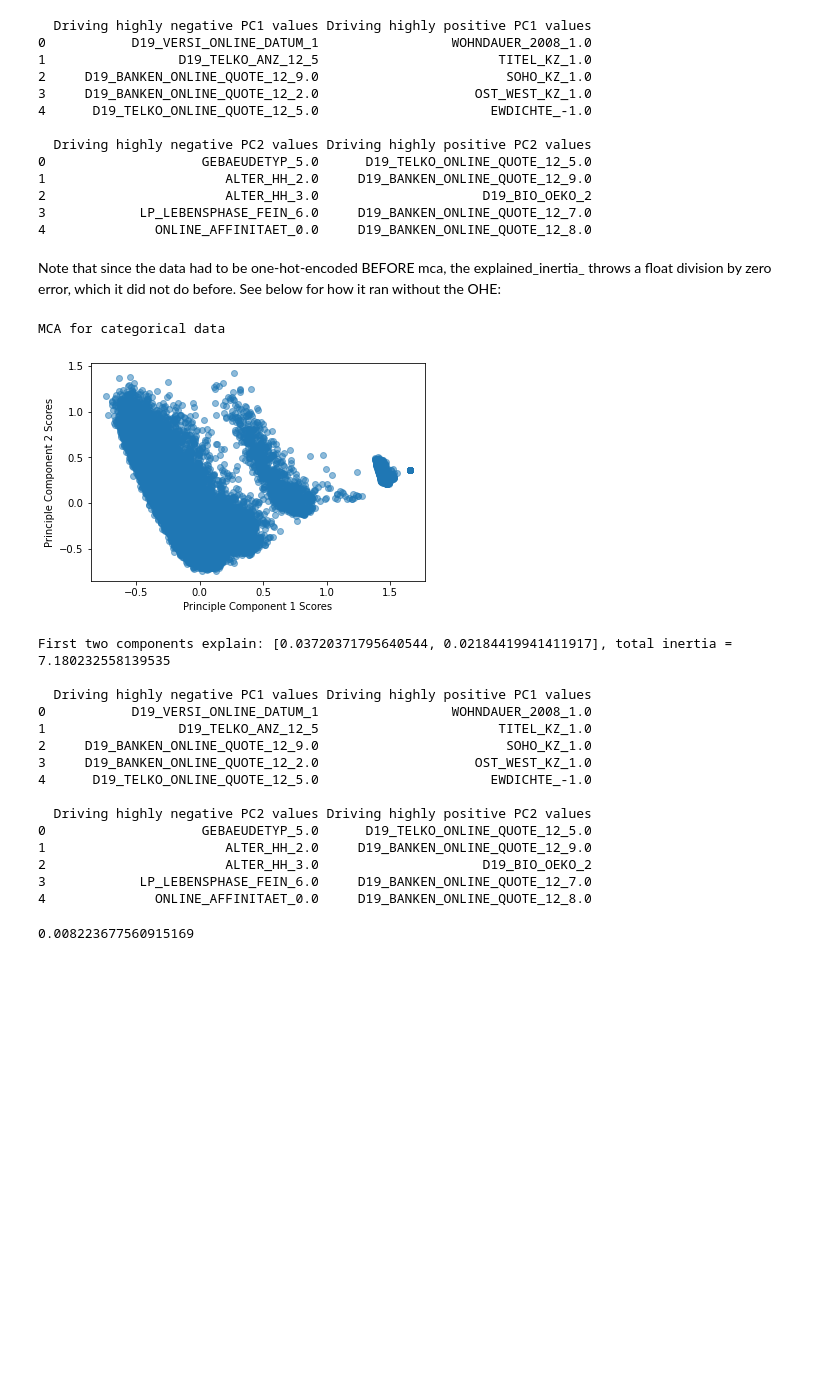
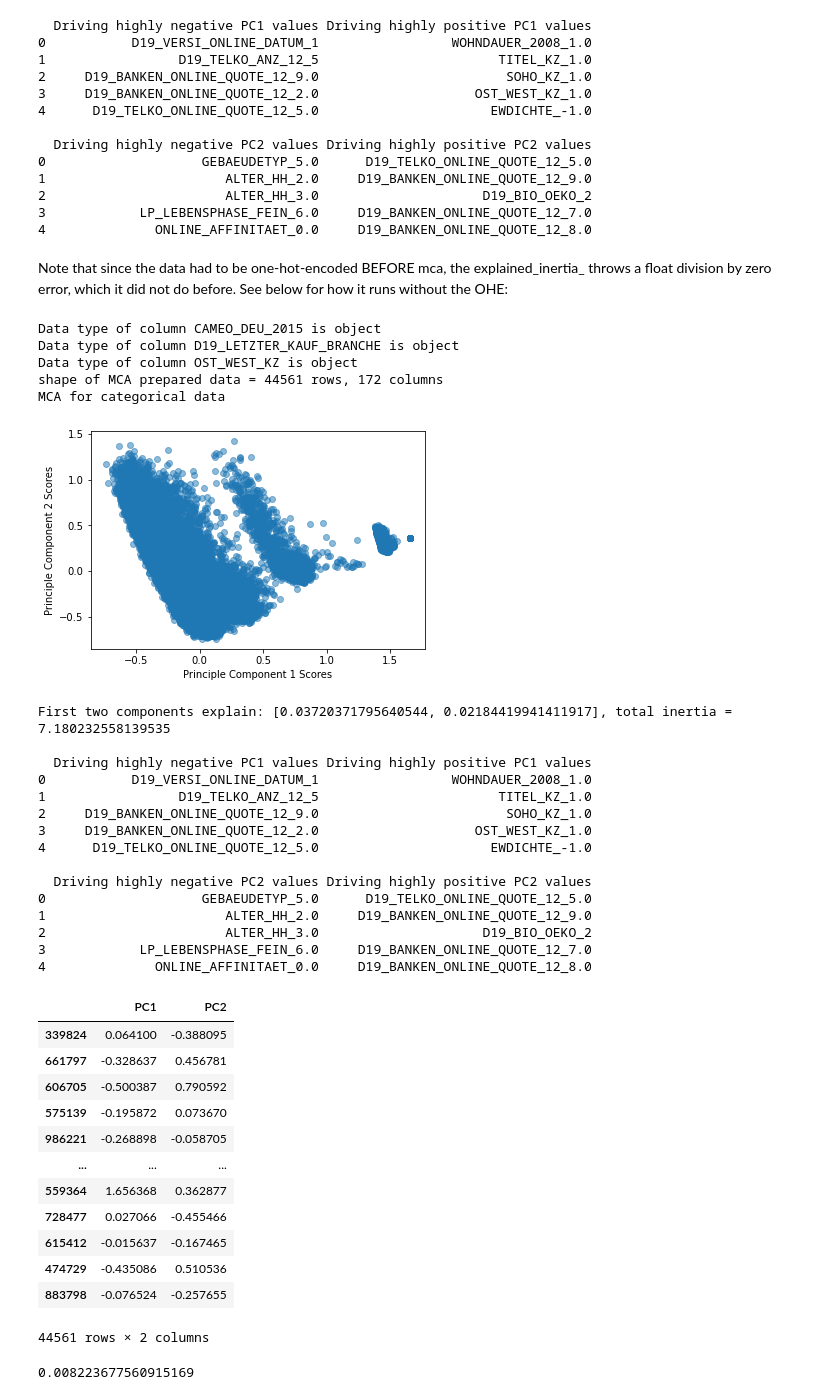
Before and after one commit to WareClatts/Capstone_Project, a Jupyter notebook: Arvato cleaned.ipynb, the cells around one changed output. Cells and saved outputs as stored; diff of their text form; code cells hidden in the pictures; blank space fills up the shorter version.

```diff
--- a/Arvato cleaned.ipynb
+++ b/Arvato cleaned.ipynb
@@ -623,27 +628,47 @@ MCA for categorical data
 3            LP_LEBENSPHASE_FEIN_6.0     D19_BANKEN_ONLINE_QUOTE_12_7.0
 4              ONLINE_AFFINITAET_0.0     D19_BANKEN_ONLINE_QUOTE_12_8.0
 # %% [markdown]
-Note that since the data had to be one-hot-encoded BEFORE mca, the explained_inertia_ throws a float division by zero error, which it did not do before. See below for how it ran without the OHE:
+Note that since the data had to be one-hot-encoded BEFORE mca, the explained_inertia_ throws a float division by zero error, which it did not do before. See below for how it runs without the OHE:
-# %%
-plot_mca(azdias_mca, train_cat)
-# %% [output]
-MCA for categorical data
-[figure, removed]
-First two components explain: [0.03720371795640544, 0.02184419941411917], total inertia = 7.180232558139535
-
-  Driving highly negative PC1 values Driving highly positive PC1 values
-0           D19_VERSI_ONLINE_DATUM_1                 WOHNDAUER_2008_1.0
-1                 D19_TELKO_ANZ_12_5                       TITEL_KZ_1.0
-2     D19_BANKEN_ONLINE_QUOTE_12_9.0                        SOHO_KZ_1.0
-3     D19_BANKEN_ONLINE_QUOTE_12_2.0                    OST_WEST_KZ_1.0
-4      D19_TELKO_ONLINE_QUOTE_12_5.0                      EWDICHTE_-1.0
-
-  Driving highly negative PC2 values Driving highly positive PC2 values
-0                    GEBAEUDETYP_5.0      D19_TELKO_ONLINE_QUOTE_12_5.0
-1                       ALTER_HH_2.0     D19_BANKEN_ONLINE_QUOTE_12_9.0
-2                       ALTER_HH_3.0                     D19_BIO_OEKO_2
-3            LP_LEBENSPHASE_FEIN_6.0     D19_BANKEN_ONLINE_QUOTE_12_7.0
-4              ONLINE_AFFINITAET_0.0     D19_BANKEN_ONLINE_QUOTE_12_8.0
+# %%
+example = prepare_mca(sample_azdias, to_drop, continuous_vars, reduce_columns=True, subsample=0.5, onehot=False)
+eg_mca = MCA(n_components=2,n_iter=3,copy=True,check_input=True,engine='auto',random_state=42)
+eg_train_mca = eg_mca.fit(example)
+plot_mca(eg_train_mca, example, show_inertia=True)
+# %% [output]
+Data type of column CAMEO_DEU_2015 is object
+Data type of column D19_LETZTER_KAUF_BRANCHE is object
+Data type of column OST_WEST_KZ is object
+shape of MCA prepared data = 44561 rows, 172 columns
+MCA for categorical data
+[figure, added]
+First two components explain: [0.03720371795640544, 0.02184419941411917], total inertia = 7.180232558139535
+
+  Driving highly negative PC1 values Driving highly positive PC1 values
+0           D19_VERSI_ONLINE_DATUM_1                 WOHNDAUER_2008_1.0
+1                 D19_TELKO_ANZ_12_5                       TITEL_KZ_1.0
+2     D19_BANKEN_ONLINE_QUOTE_12_9.0                        SOHO_KZ_1.0
+3     D19_BANKEN_ONLINE_QUOTE_12_2.0                    OST_WEST_KZ_1.0
+4      D19_TELKO_ONLINE_QUOTE_12_5.0                      EWDICHTE_-1.0
+
+  Driving highly negative PC2 values Driving highly positive PC2 values
+0                    GEBAEUDETYP_5.0      D19_TELKO_ONLINE_QUOTE_12_5.0
+1                       ALTER_HH_2.0     D19_BANKEN_ONLINE_QUOTE_12_9.0
+2                       ALTER_HH_3.0                     D19_BIO_OEKO_2
+3            LP_LEBENSPHASE_FEIN_6.0     D19_BANKEN_ONLINE_QUOTE_12_7.0
+4              ONLINE_AFFINITAET_0.0     D19_BANKEN_ONLINE_QUOTE_12_8.0
+|  | PC1 | PC2 |
+| 339824 | 0.064100 | -0.388095 |
+| 661797 | -0.328637 | 0.456781 |
+| 606705 | -0.500387 | 0.790592 |
+| 575139 | -0.195872 | 0.073670 |
+| 986221 | -0.268898 | -0.058705 |
+| ... | ... | ... |
+| 559364 | 1.656368 | 0.362877 |
+| 728477 | 0.027066 | -0.455466 |
+| 615412 | -0.015637 | -0.167465 |
+| 474729 | -0.435086 | 0.510536 |
+| 883798 | -0.076524 | -0.257655 |
+44561 rows × 2 columns
 # %%
 (0.03720371795640544 + 0.02184419941411917)/7.180232558139535
 # %% [output]
```
Also changed, not shown: parts of 20 cells of this notebook, 1 other file.
